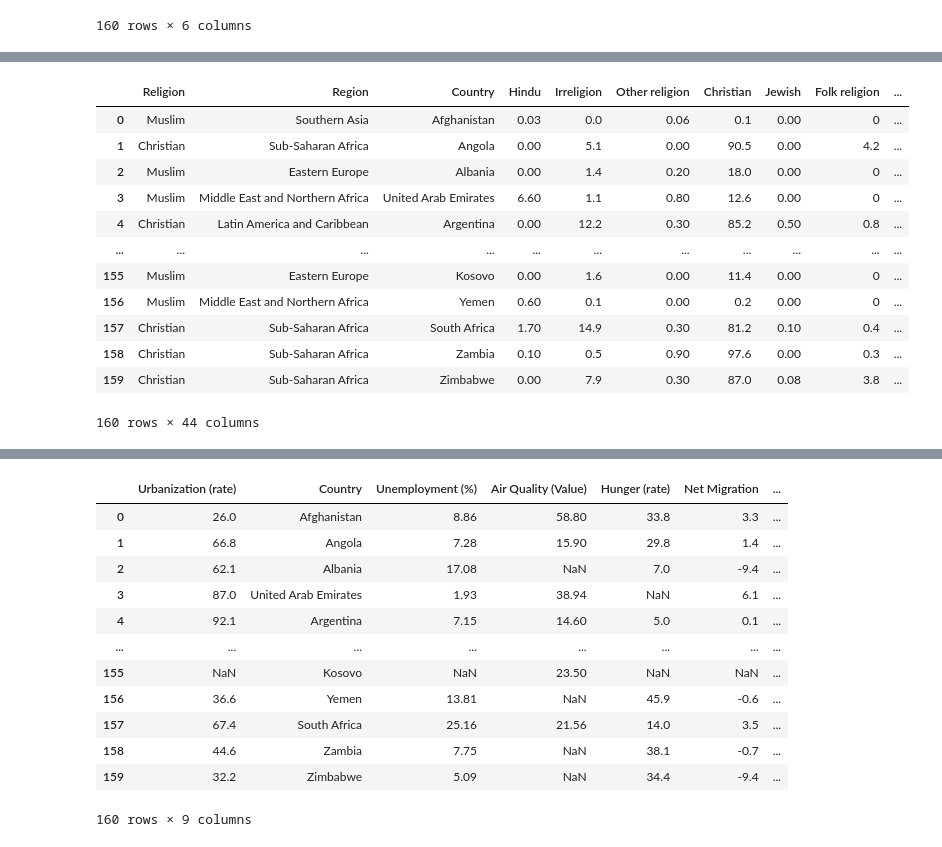
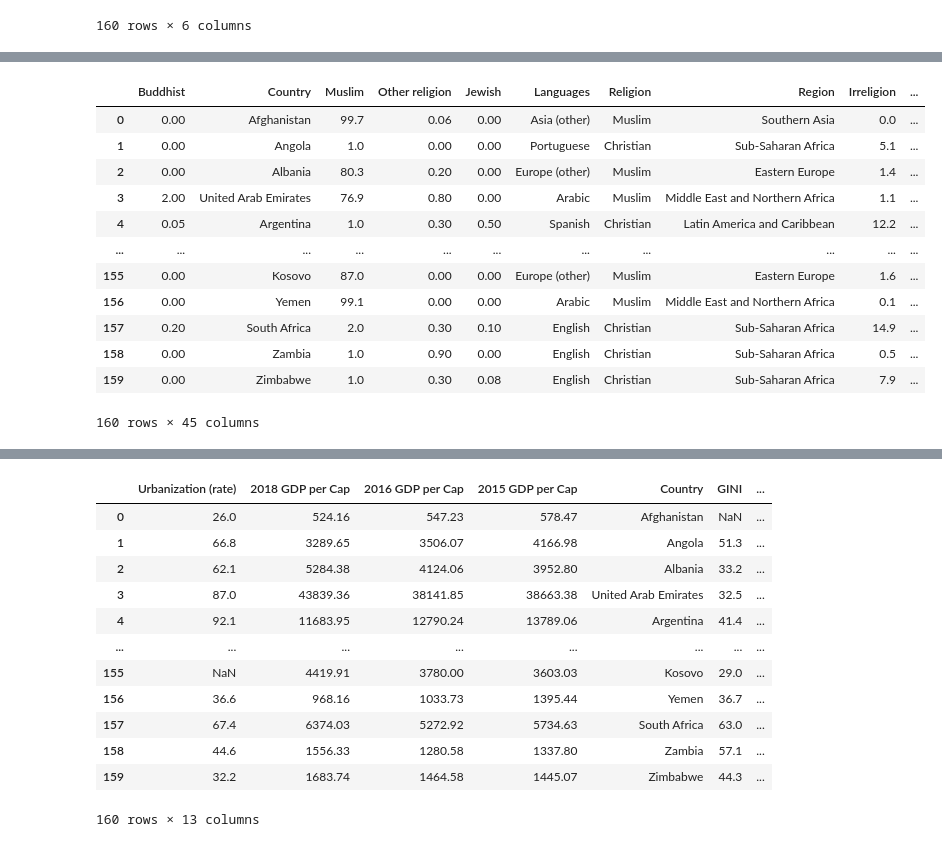
Before and after one commit to lucas-thornton/happiness-project, a Jupyter notebook: dataframes.ipynb, the cells around one changed output, grey strips where cells are left out. Saved outputs shown, nothing was run; the diff lists cells and outputs as text; code cells hidden in the pictures.

```diff
--- a/dataframes.ipynb
+++ b/dataframes.ipynb
@@ -223,46 +241,48 @@ Culture_df.loc[Culture_df.Region == "Latin America and Caribbean", 'Region_Latin
 Culture_df["Region_Australia and New Zealand"] = 0
 Culture_df.loc[Culture_df.Region == "Australia and New Zealand", 'Region_Australia and New Zealand'] = 1
 Culture_df["Region_Northern Europe"] = 0
 Culture_df.loc[Culture_df.Region == "Northern Europe", 'Region_Northern Europe'] = 1
 Culture_df["Region_Southeastern Asia"] = 0
 Culture_df.loc[Culture_df.Region == "Southeastern Asia", 'Region_Southeastern Asia'] = 1
 Culture_df["Region_Eastern Asia"] = 0
 Culture_df.loc[Culture_df.Region == "Eastern Asia", 'Region_Eastern Asia'] = 1
 Culture_df["Region_Southern Europe"] = 0
 Culture_df.loc[Culture_df.Region == "Southern Europe", 'Region_Southern Europe'] = 1
+Culture_df["Region_Central Asia"] = 0
+Culture_df.loc[Culture_df.Region == "Central Asia", 'Region_Central Asia'] = 1
 
 
 
 # Southern Asia
 # Sub-Saharan Africa
 # Eastern Europe
 # Middle East and Northern Africa
 # Latin America and Caribbean
 # Central Asia
 # Australia and New Zealand
 # Northern Europe
 # Southeastern Asia
 # Eastern Asia
 #Southern Europe
 
 
 
 
 Culture_df
 # %% [output]
-|  | Religion | Region | Country | Hindu | Irreligion | Other religion | Christian | Jewish | Folk religion | ... |
-| 0 | Muslim | Southern Asia | Afghanistan | 0.03 | 0.0 | 0.06 | 0.1 | 0.00 | 0 | ... |
-| 1 | Christian | Sub-Saharan Africa | Angola | 0.00 | 5.1 | 0.00 | 90.5 | 0.00 | 4.2 | ... |
-| 2 | Muslim | Eastern Europe | Albania | 0.00 | 1.4 | 0.20 | 18.0 | 0.00 | 0 | ... |
-| 3 | Muslim | Middle East and Northern Africa | United Arab Emirates | 6.60 | 1.1 | 0.80 | 12.6 | 0.00 | 0 | ... |
-| 4 | Christian | Latin America and Caribbean | Argentina | 0.00 | 12.2 | 0.30 | 85.2 | 0.50 | 0.8 | ... |
+|  | Buddhist | Country | Muslim | Other religion | Jewish | Languages | Religion | Region | Irreligion | ... |
+| 0 | 0.00 | Afghanistan | 99.7 | 0.06 | 0.00 | Asia (other) | Muslim | Southern Asia | 0.0 | ... |
+| 1 | 0.00 | Angola | 1.0 | 0.00 | 0.00 | Portuguese | Christian | Sub-Saharan Africa | 5.1 | ... |
+| 2 | 0.00 | Albania | 80.3 | 0.20 | 0.00 | Europe (other) | Muslim | Eastern Europe | 1.4 | ... |
+| 3 | 2.00 | United Arab Emirates | 76.9 | 0.80 | 0.00 | Arabic | Muslim | Middle East and Northern Africa | 1.1 | ... |
+| 4 | 0.05 | Argentina | 1.0 | 0.30 | 0.50 | Spanish | Christian | Latin America and Caribbean | 12.2 | ... |
 | ... | ... | ... | ... | ... | ... | ... | ... | ... | ... | ... |
-| 155 | Muslim | Eastern Europe | Kosovo | 0.00 | 1.6 | 0.00 | 11.4 | 0.00 | 0 | ... |
-| 156 | Muslim | Middle East and Northern Africa | Yemen | 0.60 | 0.1 | 0.00 | 0.2 | 0.00 | 0 | ... |
-| 157 | Christian | Sub-Saharan Africa | South Africa | 1.70 | 14.9 | 0.30 | 81.2 | 0.10 | 0.4 | ... |
-| 158 | Christian | Sub-Saharan Africa | Zambia | 0.10 | 0.5 | 0.90 | 97.6 | 0.00 | 0.3 | ... |
-| 159 | Christian | Sub-Saharan Africa | Zimbabwe | 0.00 | 7.9 | 0.30 | 87.0 | 0.08 | 3.8 | ... |
+| 155 | 0.00 | Kosovo | 87.0 | 0.00 | 0.00 | Europe (other) | Muslim | Eastern Europe | 1.6 | ... |
+| 156 | 0.00 | Yemen | 99.1 | 0.00 | 0.00 | Arabic | Muslim | Middle East and Northern Africa | 0.1 | ... |
+| 157 | 0.20 | South Africa | 2.0 | 0.30 | 0.10 | English | Christian | Sub-Saharan Africa | 14.9 | ... |
+| 158 | 0.00 | Zambia | 1.0 | 0.90 | 0.00 | English | Christian | Sub-Saharan Africa | 0.5 | ... |
+| 159 | 0.00 | Zimbabwe | 1.0 | 0.30 | 0.08 | English | Christian | Sub-Saharan Africa | 7.9 | ... |
-160 rows × 44 columns
+160 rows × 45 columns
 # %%
 Cultureadd_df = pd.DataFrame(country_happiness[{"Country","Individualism","Masculinity","Uncertainity Avoidance","Long Term Orientation"}])
 
@@ -294,22 +314,23 @@ Long Term Orientation
 Net Migration
 Mortality
 # %%
-Economic_df = pd.DataFrame(country_happiness[{"Country","2019 GDP per Cap","GINI","Hunger (rate)",
+Economic_df = pd.DataFrame(country_happiness[{"Country","2015 GDP per Cap","2016 GDP per Cap","2017 GDP per Cap","2018 GDP per Cap",
+                                              "2019 GDP per Cap","GINI","Hunger (rate)",
                                               "Urbanization (rate)","Air Quality (Value)","Congestion (Per capita)",
                                               "Net Migration","Unemployment (%)"}])
 
 Economic_df
 # %% [output]
-|  | Urbanization (rate) | Country | Unemployment (%) | Air Quality (Value) | Hunger (rate) | Net Migration | ... |
-| 0 | 26.0 | Afghanistan | 8.86 | 58.80 | 33.8 | 3.3 | ... |
-| 1 | 66.8 | Angola | 7.28 | 15.90 | 29.8 | 1.4 | ... |
-| 2 | 62.1 | Albania | 17.08 | NaN | 7.0 | -9.4 | ... |
-| 3 | 87.0 | United Arab Emirates | 1.93 | 38.94 | NaN | 6.1 | ... |
-| 4 | 92.1 | Argentina | 7.15 | 14.60 | 5.0 | 0.1 | ... |
+|  | Urbanization (rate) | 2018 GDP per Cap | 2016 GDP per Cap | 2015 GDP per Cap | Country | GINI | ... |
+| 0 | 26.0 | 524.16 | 547.23 | 578.47 | Afghanistan | NaN | ... |
+| 1 | 66.8 | 3289.65 | 3506.07 | 4166.98 | Angola | 51.3 | ... |
+| 2 | 62.1 | 5284.38 | 4124.06 | 3952.80 | Albania | 33.2 | ... |
+| 3 | 87.0 | 43839.36 | 38141.85 | 38663.38 | United Arab Emirates | 32.5 | ... |
+| 4 | 92.1 | 11683.95 | 12790.24 | 13789.06 | Argentina | 41.4 | ... |
 | ... | ... | ... | ... | ... | ... | ... | ... |
-| 155 | NaN | Kosovo | NaN | 23.50 | NaN | NaN | ... |
-| 156 | 36.6 | Yemen | 13.81 | NaN | 45.9 | -0.6 | ... |
-| 157 | 67.4 | South Africa | 25.16 | 21.56 | 14.0 | 3.5 | ... |
-| 158 | 44.6 | Zambia | 7.75 | NaN | 38.1 | -0.7 | ... |
-| 159 | 32.2 | Zimbabwe | 5.09 | NaN | 34.4 | -9.4 | ... |
+| 155 | NaN | 4419.91 | 3780.00 | 3603.03 | Kosovo | 29.0 | ... |
+| 156 | 36.6 | 968.16 | 1033.73 | 1395.44 | Yemen | 36.7 | ... |
+| 157 | 67.4 | 6374.03 | 5272.92 | 5734.63 | South Africa | 63.0 | ... |
+| 158 | 44.6 | 1556.33 | 1280.58 | 1337.80 | Zambia | 57.1 | ... |
+| 159 | 32.2 | 1683.74 | 1464.58 | 1445.07 | Zimbabwe | 44.3 | ... |
-160 rows × 9 columns
+160 rows × 13 columns
```
Also changed, not shown: parts of 20 cells of this notebook.
